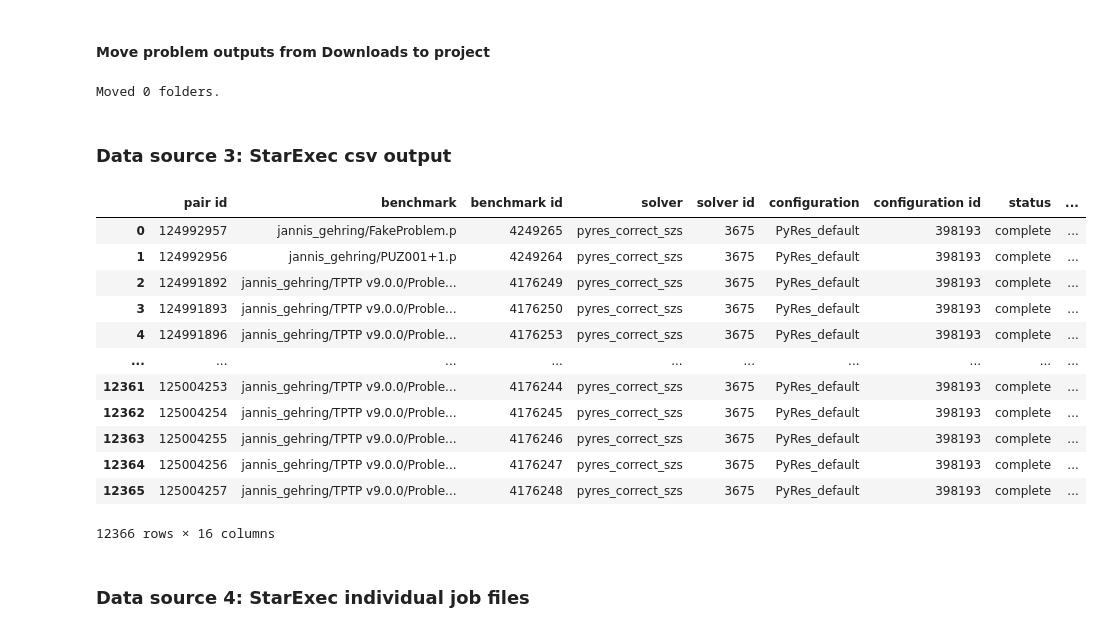
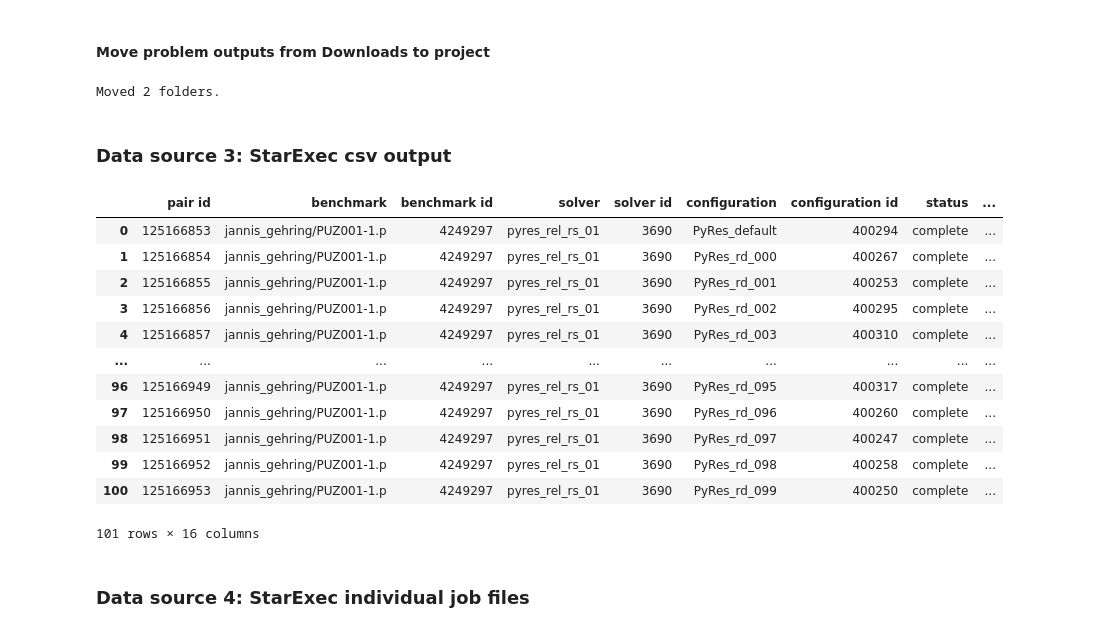
Before and after one commit to GehriJan/coursework-pyres, a Jupyter notebook: src/notebook.ipynb, the cells around one changed output. Cells and saved outputs as stored; diff of their text form; code cells hidden in the pictures.

```diff
--- a/src/notebook.ipynb
+++ b/src/notebook.ipynb
@@ -159,7 +225,7 @@ is_problem = re.compile(r'Job\d\d\d\d*')
 problem_outputs = [d for d in downloads_list if is_problem.match(d)]
 
 starexec_outputs = os.path.join(notebook_dir, "starexec_outputs")
-problem_folder = os.path.join(starexec_outputs, "Job5010_output/")
+problem_folder = os.path.join(starexec_outputs, "Job5034_output/")
 
 for dir_name in tqdm(problem_outputs):
     full_dirname = os.path.join(source_dir, dir_name)
@@ -170,26 +236,26 @@ for dir_name in tqdm(problem_outputs):
 
 print(f"Moved {len(problem_outputs)} folders.")
 # %% [output]
-Moved 0 folders.
+Moved 2 folders.
 # %% [markdown]
 ### Data source 3: StarExec csv output
 # %%
-df_se_csv = pd.read_csv(problem_folder + "Job5010_info.csv")
+df_se_csv = pd.read_csv(problem_folder + "Job5034_info.csv")
 df_se_csv
 # %% [output]
 |  | pair id | benchmark | benchmark id | solver | solver id | configuration | configuration id | status | ... |
-| 0 | 124992957 | jannis_gehring/FakeProblem.p | 4249265 | pyres_correct_szs | 3675 | PyRes_default | 398193 | complete | ... |
-| 1 | 124992956 | jannis_gehring/PUZ001+1.p | 4249264 | pyres_correct_szs | 3675 | PyRes_default | 398193 | complete | ... |
-| 2 | 124991892 | jannis_gehring/TPTP v9.0.0/Proble... | 4176249 | pyres_correct_szs | 3675 | PyRes_default | 398193 | complete | ... |
-| 3 | 124991893 | jannis_gehring/TPTP v9.0.0/Proble... | 4176250 | pyres_correct_szs | 3675 | PyRes_default | 398193 | complete | ... |
-| 4 | 124991896 | jannis_gehring/TPTP v9.0.0/Proble... | 4176253 | pyres_correct_szs | 3675 | PyRes_default | 398193 | complete | ... |
+| 0 | 125166853 | jannis_gehring/PUZ001-1.p | 4249297 | pyres_rel_rs_01 | 3690 | PyRes_default | 400294 | complete | ... |
+| 1 | 125166854 | jannis_gehring/PUZ001-1.p | 4249297 | pyres_rel_rs_01 | 3690 | PyRes_rd_000 | 400267 | complete | ... |
+| 2 | 125166855 | jannis_gehring/PUZ001-1.p | 4249297 | pyres_rel_rs_01 | 3690 | PyRes_rd_001 | 400253 | complete | ... |
+| 3 | 125166856 | jannis_gehring/PUZ001-1.p | 4249297 | pyres_rel_rs_01 | 3690 | PyRes_rd_002 | 400295 | complete | ... |
+| 4 | 125166857 | jannis_gehring/PUZ001-1.p | 4249297 | pyres_rel_rs_01 | 3690 | PyRes_rd_003 | 400310 | complete | ... |
 | ... | ... | ... | ... | ... | ... | ... | ... | ... | ... |
-| 12361 | 125004253 | jannis_gehring/TPTP v9.0.0/Proble... | 4176244 | pyres_correct_szs | 3675 | PyRes_default | 398193 | complete | ... |
-| 12362 | 125004254 | jannis_gehring/TPTP v9.0.0/Proble... | 4176245 | pyres_correct_szs | 3675 | PyRes_default | 398193 | complete | ... |
-| 12363 | 125004255 | jannis_gehring/TPTP v9.0.0/Proble... | 4176246 | pyres_correct_szs | 3675 | PyRes_default | 398193 | complete | ... |
-| 12364 | 125004256 | jannis_gehring/TPTP v9.0.0/Proble... | 4176247 | pyres_correct_szs | 3675 | PyRes_default | 398193 | complete | ... |
-| 12365 | 125004257 | jannis_gehring/TPTP v9.0.0/Proble... | 4176248 | pyres_correct_szs | 3675 | PyRes_default | 398193 | complete | ... |
+| 96 | 125166949 | jannis_gehring/PUZ001-1.p | 4249297 | pyres_rel_rs_01 | 3690 | PyRes_rd_095 | 400317 | complete | ... |
+| 97 | 125166950 | jannis_gehring/PUZ001-1.p | 4249297 | pyres_rel_rs_01 | 3690 | PyRes_rd_096 | 400260 | complete | ... |
+| 98 | 125166951 | jannis_gehring/PUZ001-1.p | 4249297 | pyres_rel_rs_01 | 3690 | PyRes_rd_097 | 400247 | complete | ... |
+| 99 | 125166952 | jannis_gehring/PUZ001-1.p | 4249297 | pyres_rel_rs_01 | 3690 | PyRes_rd_098 | 400258 | complete | ... |
+| 100 | 125166953 | jannis_gehring/PUZ001-1.p | 4249297 | pyres_rel_rs_01 | 3690 | PyRes_rd_099 | 400250 | complete | ... |
-12366 rows × 16 columns
+101 rows × 16 columns
 # %% [markdown]
 ### Data source 4: StarExec individual job files
 # %% [markdown]
```
Also changed, not shown: parts of 5 cells of this notebook, 1 other file.
